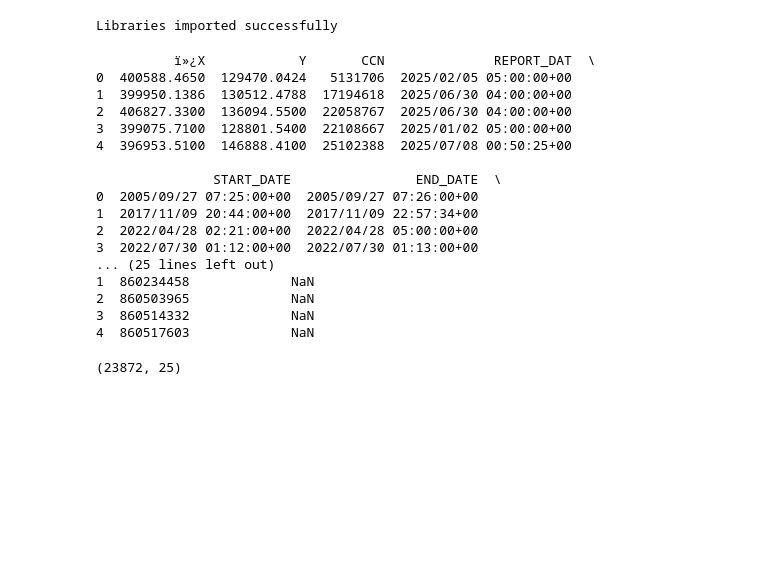
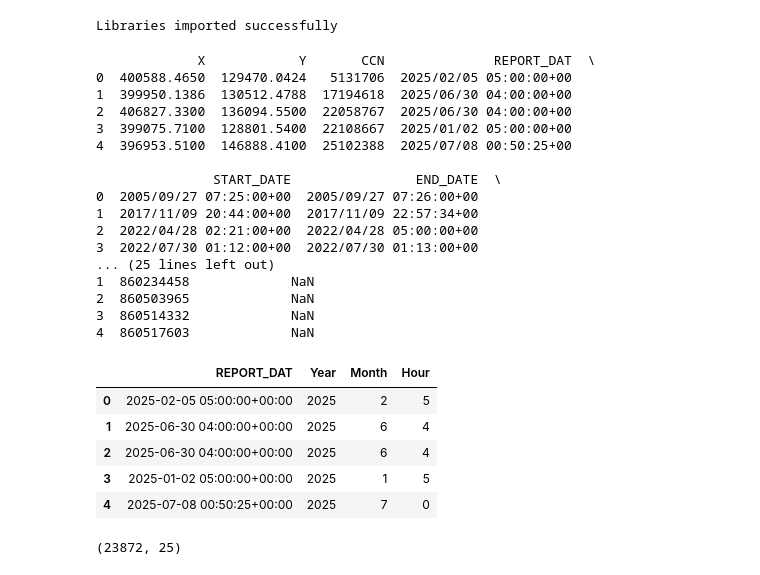
Before and after one commit to snehasuman019/Crime_Pridictive_Analysis, a Jupyter notebook: Notebooks/01.data_exploration.ipynb, the cells around one changed output. Drawn from its saved outputs; the diff is of its cells as text; code cells hidden in the pictures; blank space fills up the shorter version.

```diff
--- a/Notebooks/01.data_exploration.ipynb
+++ b/Notebooks/01.data_exploration.ipynb
@@ -9,10 +9,10 @@ print("Libraries imported successfully")
 # %% [output]
 Libraries imported successfully
 # %%
-df = pd.read_csv(("C:\\Users\\Sneha\\Desktop\\Crime Pridictive Analysis\\data\\Crime_Incidents_in_2025.csv"),encoding = "Latin 1")
+df = pd.read_csv(("C:\\Users\\Sneha\\Desktop\\Crime Pridictive Analysis\\data\\Crime_Incidents_in_2025.csv"),encoding = "utf-8-sig")
 print(df.head())
 # %% [output]
-          ï»¿X            Y       CCN              REPORT_DAT  \
+             X            Y       CCN              REPORT_DAT  \
 0  400588.4650  129470.0424   5131706  2025/02/05 05:00:00+00
 1  399950.1386  130512.4788  17194618  2025/06/30 04:00:00+00
 2  406827.3300  136094.5500  22058767  2025/06/30 04:00:00+00
@@ -29,6 +29,24 @@ print(df.head())
 2  860503965             NaN
 3  860514332             NaN
 4  860517603             NaN
+# %%
+# Convert REPORT_DAT to datetime
+df['REPORT_DAT'] = pd.to_datetime(df['REPORT_DAT'], errors='coerce')
+
+# Extract temporal features for EDA
+df['Year'] = df['REPORT_DAT'].dt.year
+df['Month'] = df['REPORT_DAT'].dt.month
+df['Hour'] = df['REPORT_DAT'].dt.hour
+
+# Verify
+df[['REPORT_DAT', 'Year', 'Month', 'Hour']].head()
+# %% [output]
+|  | REPORT_DAT | Year | Month | Hour |
+| 0 | 2025-02-05 05:00:00+00:00 | 2025 | 2 | 5 |
+| 1 | 2025-06-30 04:00:00+00:00 | 2025 | 6 | 4 |
+| 2 | 2025-06-30 04:00:00+00:00 | 2025 | 6 | 4 |
+| 3 | 2025-01-02 05:00:00+00:00 | 2025 | 1 | 5 |
+| 4 | 2025-07-08 00:50:25+00:00 | 2025 | 7 | 0 |
 # %%
 df.shape
 # %% [output]
```
Also changed, not shown: parts of 7 cells of this notebook, 5 other files.
